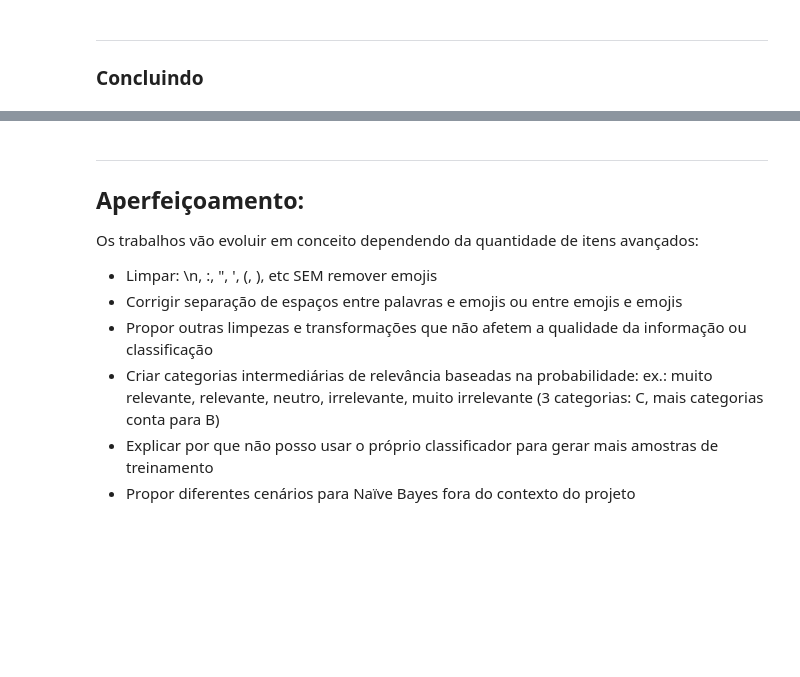
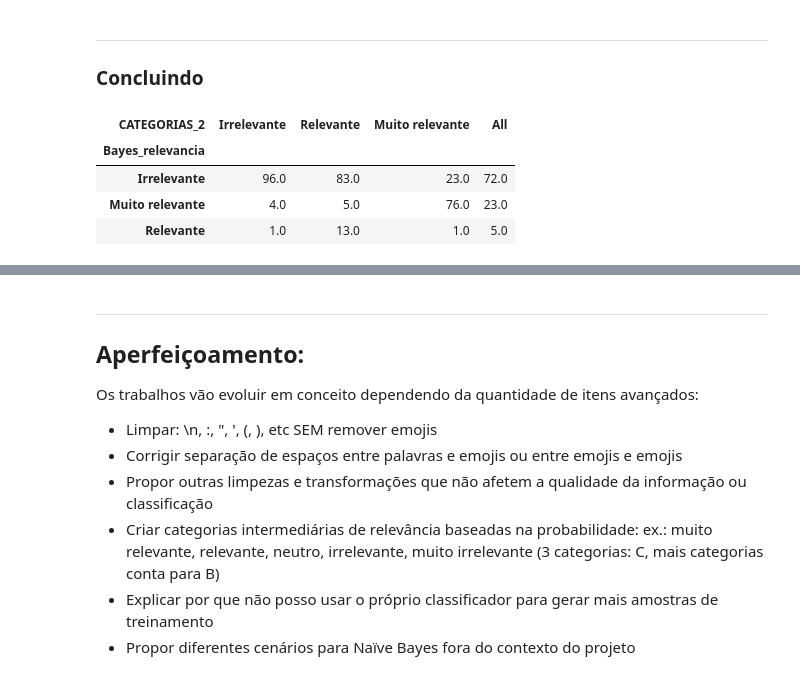
Before and after one commit to Lihsayuri/CIENCIA_DOS_DADOS_P1, a Jupyter notebook: Projeto1_Classificador_layout.ipynb, the cells around one changed output, grey strips where cells are left out. Drawn from its saved outputs; the diff is of its cells as text; code cells hidden in the pictures; blank space fills up the shorter version.

```diff
--- a/Projeto1_Classificador_layout.ipynb
+++ b/Projeto1_Classificador_layout.ipynb
@@ -225,3 +340,11 @@ Agora você deve testar o seu classificador com a base de Testes.
 # %% [markdown]
 ___
 ### Concluindo
+# %%
+pd.crosstab(test['Bayes_relevancia'], test['CATEGORIAS_2'],normalize='columns',margins=True).round(2)*100
+# %% [output]
+| CATEGORIAS_2 | Irrelevante | Relevante | Muito relevante | All |
+| Bayes_relevancia |  |  |  |  |
+| Irrelevante | 96.0 | 83.0 | 23.0 | 72.0 |
+| Muito relevante | 4.0 | 5.0 | 76.0 | 23.0 |
+| Relevante | 1.0 | 13.0 | 1.0 | 5.0 |
```
Also changed, not shown: parts of 19 cells of this notebook.
